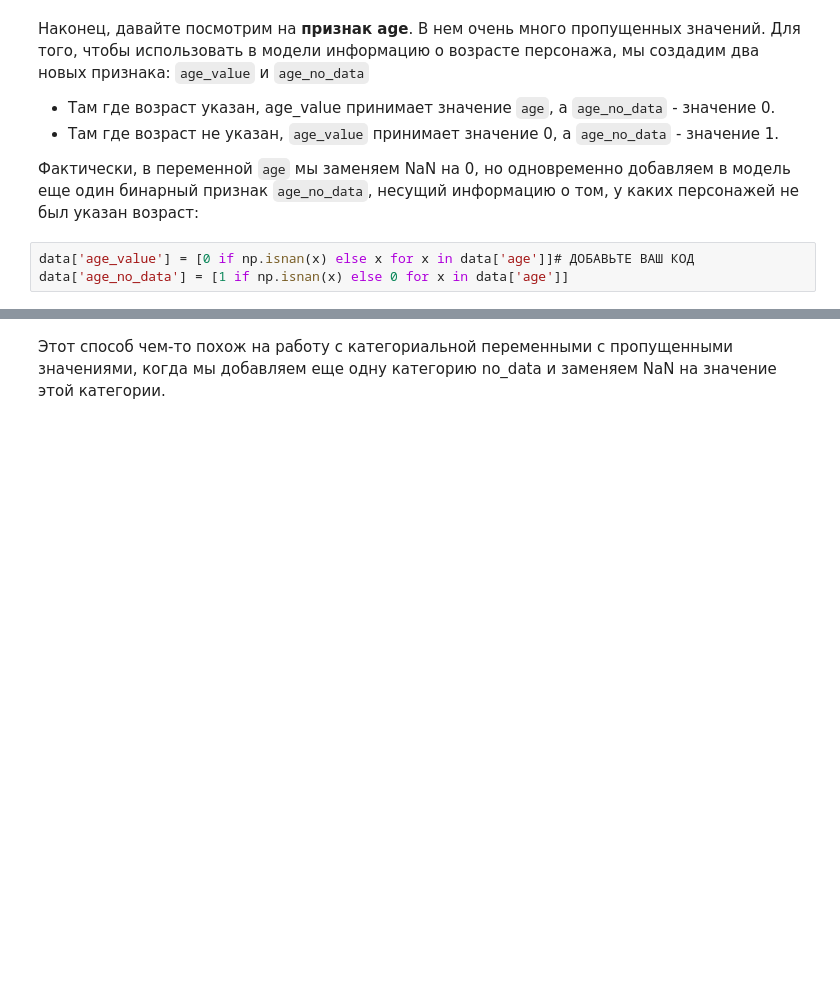
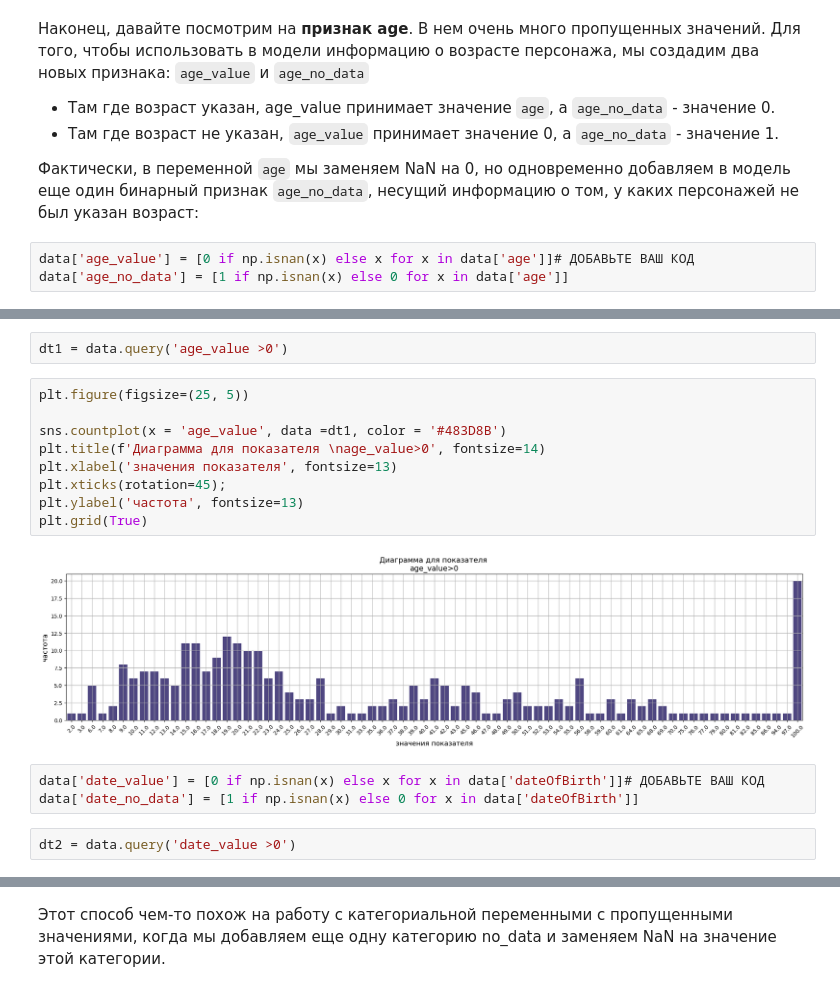
Before and after one commit to ValentinaZubareva2906/deep_learning_mipt, a Jupyter notebook: неделя 1 "Игра престолов"/game_of_thrones.ipynb, the cells around one changed output, grey strips where cells are left out. Saved outputs shown, nothing was run; the diff lists cells and outputs as text; blank space fills up the shorter version.

```diff
--- a/неделя 1 "Игра престолов"/game_of_thrones.ipynb
+++ b/неделя 1 "Игра престолов"/game_of_thrones.ipynb
@@ -336,0 +335,18 @@ display(data[['age','age_value', 'age_no_data']].sample(10))
+# %%
+dt1 = data.query('age_value >0')
+# %%
+plt.figure(figsize=(25, 5))
+
+sns.countplot(x = 'age_value', data =dt1, color = '#483D8B')
+plt.title(f'Диаграмма для показателя \nage_value>0', fontsize=14)
+plt.xlabel('значения показателя', fontsize=13)
+plt.xticks(rotation=45);
+plt.ylabel('частота', fontsize=13)
+plt.grid(True)
+# %% [output]
+[figure, added]
+# %%
+data['date_value'] = [0 if np.isnan(x) else x for x in data['dateOfBirth']]# ДОБАВЬТЕ ВАШ КОД
+data['date_no_data'] = [1 if np.isnan(x) else 0 for x in data['dateOfBirth']]
+# %%
+dt2 = data.query('date_value >0')
```
Also changed, not shown: parts of 54 cells of this notebook.
